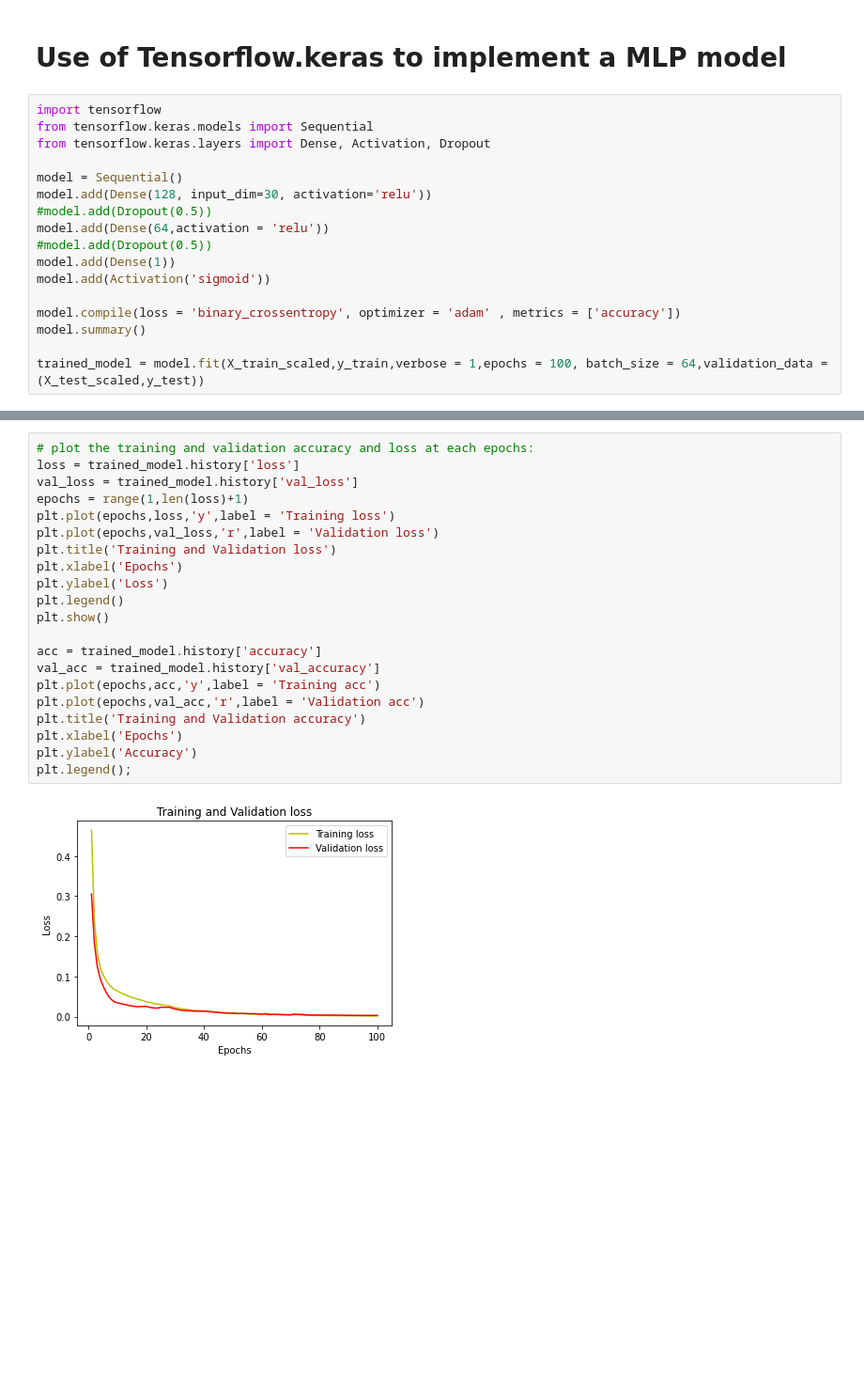
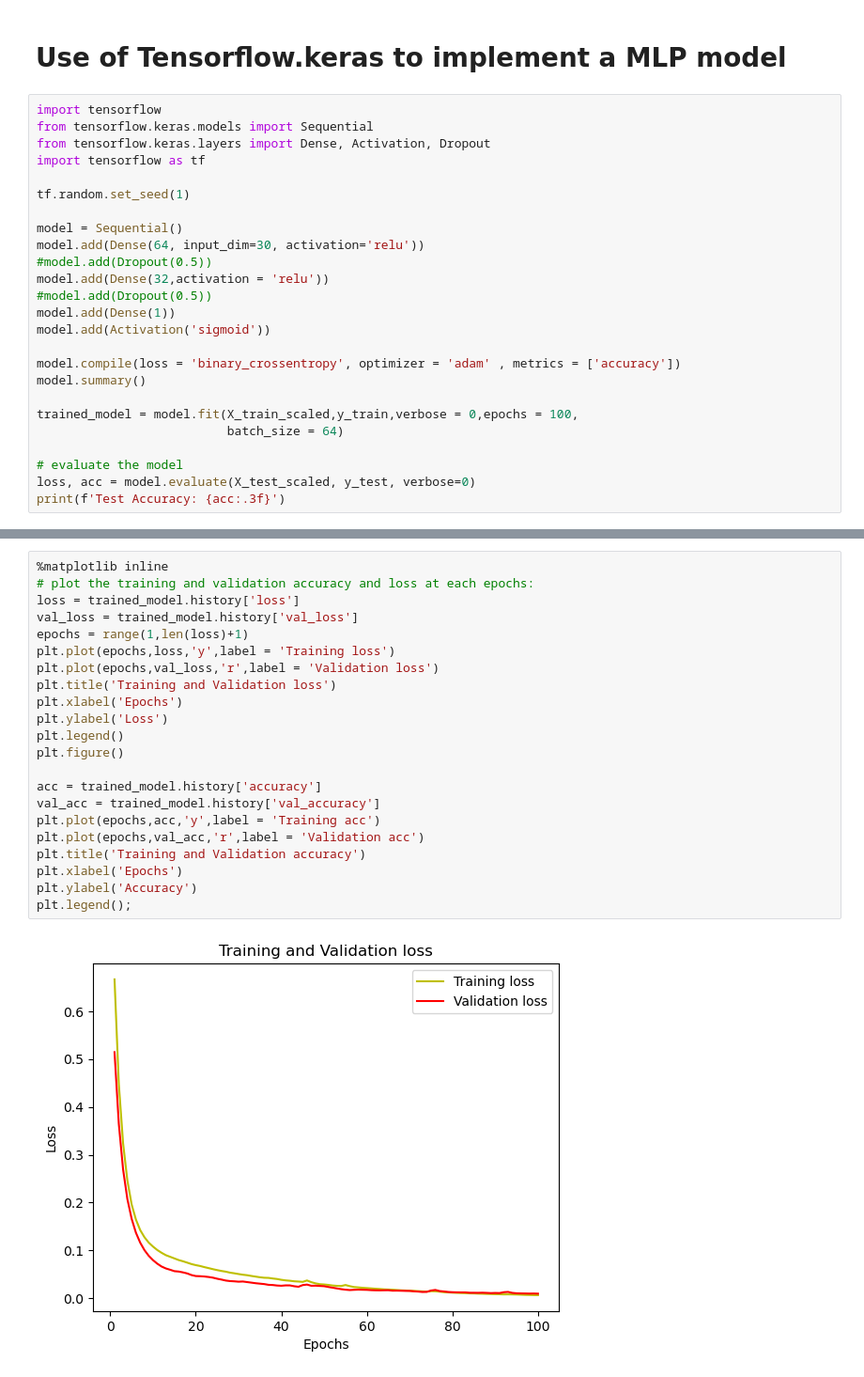
Before and after one commit to jpfnice/ds-ml-day3, a Jupyter notebook: ExerciseDLSolution.ipynb, the cells around one changed output, grey strips where cells are left out. Shown at 94% size. Drawn from its saved outputs; the diff is of its cells as text; blank space fills up the shorter version.

```diff
--- a/ExerciseDLSolution.ipynb
+++ b/ExerciseDLSolution.ipynb
@@ -370,11 +365,14 @@ weighted avg       0.99      0.99      0.99       114
 import tensorflow
 from tensorflow.keras.models import Sequential
 from tensorflow.keras.layers import Dense, Activation, Dropout
+import tensorflow as tf
+
+tf.random.set_seed(1)
 
 model = Sequential()
-model.add(Dense(128, input_dim=30, activation='relu'))
+model.add(Dense(64, input_dim=30, activation='relu'))
 #model.add(Dropout(0.5))
-model.add(Dense(64,activation = 'relu'))
+model.add(Dense(32,activation = 'relu'))
 #model.add(Dropout(0.5))
 model.add(Dense(1))
 model.add(Activation('sigmoid'))
@@ -382,5 +380,10 @@ model.add(Activation('sigmoid'))
 model.compile(loss = 'binary_crossentropy', optimizer = 'adam' , metrics = ['accuracy'])
 model.summary()
 
-trained_model = model.fit(X_train_scaled,y_train,verbose = 1,epochs = 100, batch_size = 64,validation_data = (X_test_scaled,y_test))
+trained_model = model.fit(X_train_scaled,y_train,verbose = 0,epochs = 100,
+                          batch_size = 64)
+
+# evaluate the model
+loss, acc = model.evaluate(X_test_scaled, y_test, verbose=0)
+print(f'Test Accuracy: {acc:.3f}')
 # %% [output]
@@ -404,23 +408,24 @@ Epoch 100/100
 # %%
+%matplotlib inline
 # plot the training and validation accuracy and loss at each epochs:
 loss = trained_model.history['loss']
 val_loss = trained_model.history['val_loss']
 epochs = range(1,len(loss)+1)
 plt.plot(epochs,loss,'y',label = 'Training loss')
 plt.plot(epochs,val_loss,'r',label = 'Validation loss')
 plt.title('Training and Validation loss')
 plt.xlabel('Epochs')
 plt.ylabel('Loss')
 plt.legend()
-plt.show()
+plt.figure()
 
 acc = trained_model.history['accuracy']
 val_acc = trained_model.history['val_accuracy']
 plt.plot(epochs,acc,'y',label = 'Training acc')
 plt.plot(epochs,val_acc,'r',label = 'Validation acc')
 plt.title('Training and Validation accuracy')
 plt.xlabel('Epochs')
 plt.ylabel('Accuracy')
 plt.legend();
 # %% [output]
-[figure, old version]
+[figure, new version]
```
Also changed, not shown: parts of 9 cells of this notebook.
